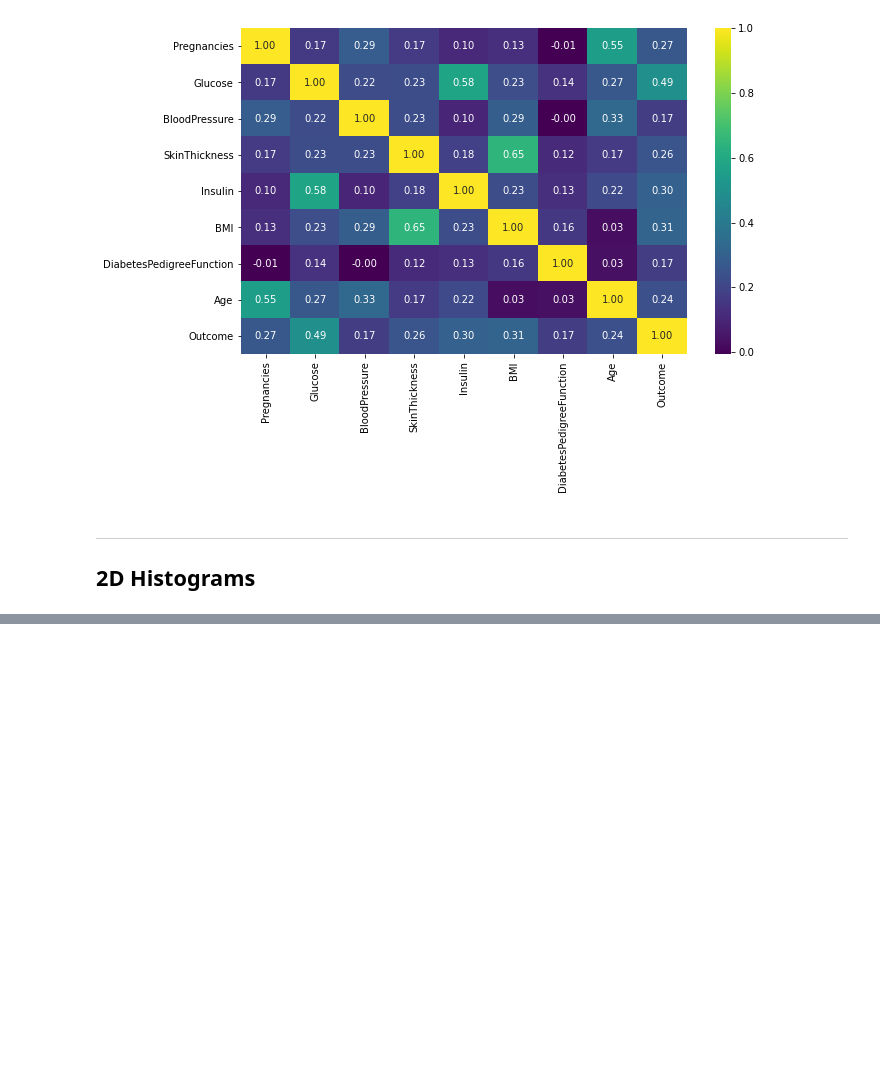
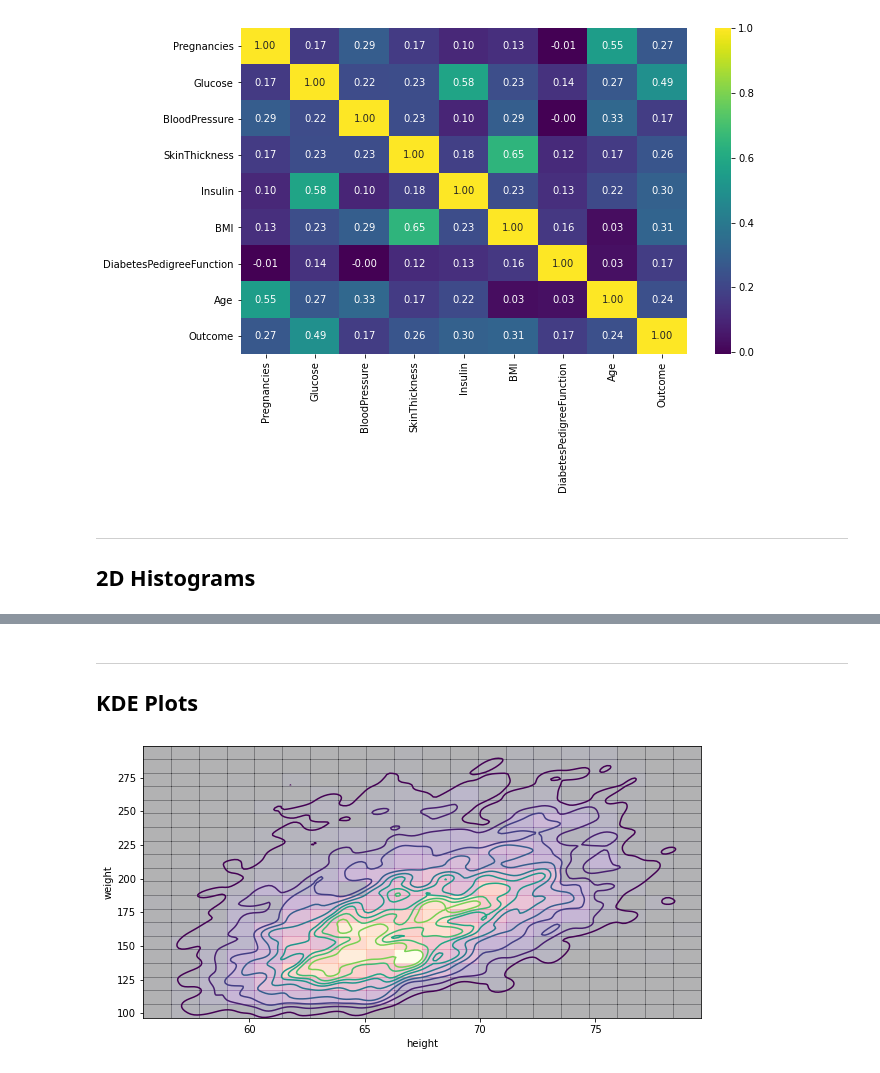
Before and after one commit to Morgan-Sell/py_stats_analysis, a Jupyter notebook: 18_ND_plots.ipynb, the cells around one changed output, grey strips where cells are left out. Saved outputs shown, nothing was run; the diff lists cells and outputs as text; code cells hidden in the pictures; blank space fills up the shorter version.

```diff
--- a/18_ND_plots.ipynb
+++ b/18_ND_plots.ipynb
@@ -103,0 +147,12 @@ df2 = pd.read_cscv
+# %% [markdown]
+***
+## KDE Plots
+# %%
+fig, ax = plt.subplots(figsize=(10,5))
+
+# default is Gaussian kernel
+#
+sns.kdeplot(data=df2, x="height", y="weight", cmap="viridis", ax=ax, bw_method=0.1)
+plt.hist2d(df2.height, df2.weight, bins=20, cmap="magma", alpha=0.3);
+# %% [output]
+[figure, added]
```
Also changed, not shown: parts of 8 cells of this notebook, 1 other file.
